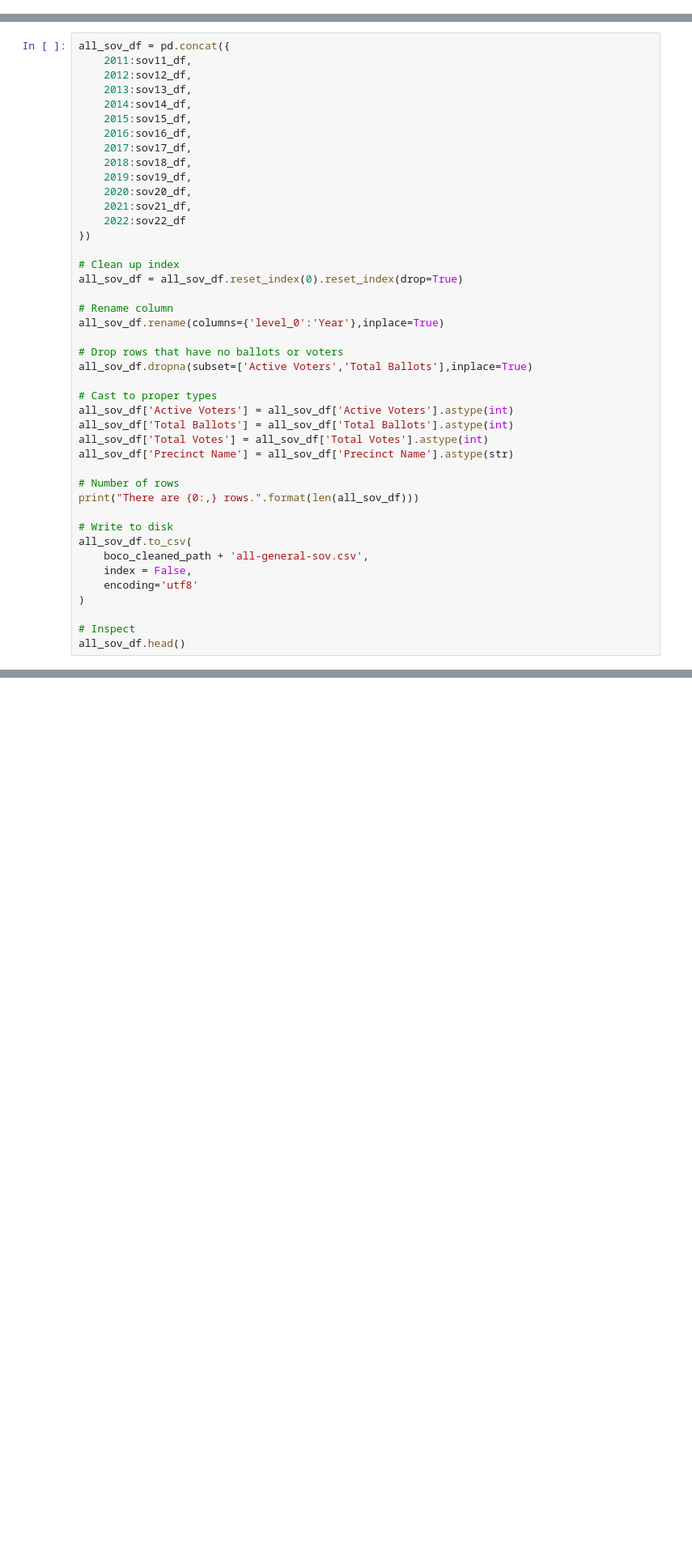
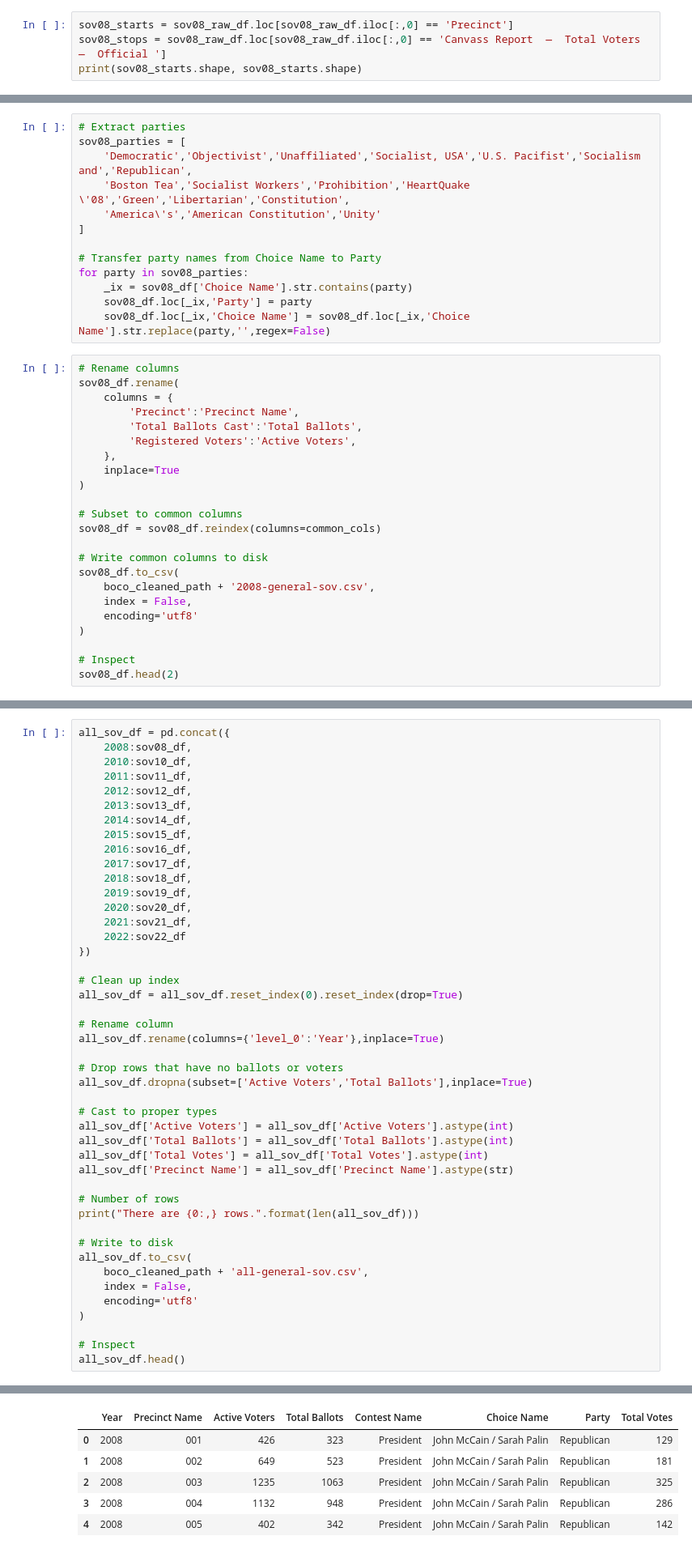
Before and after one commit to BoulderPublicData/Election-Results, a Jupyter notebook: Cleaning.ipynb, the cells around one changed output, grey strips where cells are left out. Shown: that part at 81% size. Cells and saved outputs as stored; diff of their text form; blank space fills up the shorter version.

```diff
--- a/Cleaning.ipynb
+++ b/Cleaning.ipynb
@@ -932,0 +965,4 @@ sov10_df.head(2)
+# %%
+sov08_starts = sov08_raw_df.loc[sov08_raw_df.iloc[:,0] == 'Precinct']
+sov08_stops = sov08_raw_df.loc[sov08_raw_df.iloc[:,0] == 'Canvass Report  —  Total Voters  —  Official ']
+print(sov08_starts.shape, sov08_starts.shape)
@@ -932,0 +1088,36 @@ sov10_df.head(2)
+# %%
+# Extract parties
+sov08_parties = [
+    'Democratic','Objectivist','Unaffiliated','Socialist, USA','U.S. Pacifist','Socialism and','Republican',
+    'Boston Tea','Socialist Workers','Prohibition','HeartQuake \'08','Green','Libertarian','Constitution',
+    'America\'s','American Constitution','Unity'
+]
+
+# Transfer party names from Choice Name to Party
+for party in sov08_parties:
+    _ix = sov08_df['Choice Name'].str.contains(party)
+    sov08_df.loc[_ix,'Party'] = party
+    sov08_df.loc[_ix,'Choice Name'] = sov08_df.loc[_ix,'Choice Name'].str.replace(party,'',regex=False)
+# %%
+# Rename columns
+sov08_df.rename(
+    columns = {
+        'Precinct':'Precinct Name',
+        'Total Ballots Cast':'Total Ballots',
+        'Registered Voters':'Active Voters',
+    },
+    inplace=True
+)
+
+# Subset to common columns
+sov08_df = sov08_df.reindex(columns=common_cols)
+
+# Write common columns to disk
+sov08_df.to_csv(
+    boco_cleaned_path + '2008-general-sov.csv',
+    index = False,
+    encoding='utf8'
+)
+
+# Inspect
+sov08_df.head(2)
@@ -935,6 +1130,8 @@ sov10_df.head(2)
 Concatenate and clean up.
 # %%
 all_sov_df = pd.concat({
+    2008:sov08_df,
+    2010:sov10_df,
     2011:sov11_df,
     2012:sov12_df,
     2013:sov13_df,
@@ -976,3 +1173,4 @@ all_sov_df.to_csv(
 
 # Inspect
 all_sov_df.head()
+# %% [output]
@@ -979,3 +1178,9 @@ all_sov_df.head()
+|  | Year | Precinct Name | Active Voters | Total Ballots | Contest Name | Choice Name | Party | Total Votes |
+| 0 | 2008 | 001 | 426 | 323 | President | John McCain / Sarah Palin | Republican | 129 |
+| 1 | 2008 | 002 | 649 | 523 | President | John McCain / Sarah Palin | Republican | 181 |
+| 2 | 2008 | 003 | 1235 | 1063 | President | John McCain / Sarah Palin | Republican | 325 |
+| 3 | 2008 | 004 | 1132 | 948 | President | John McCain / Sarah Palin | Republican | 286 |
+| 4 | 2008 | 005 | 402 | 342 | President | John McCain / Sarah Palin | Republican | 142 |
 # %% [markdown]
 ## Feature engineering
 
```
Also changed, not shown: parts of 50 cells of this notebook, 3 other files.
